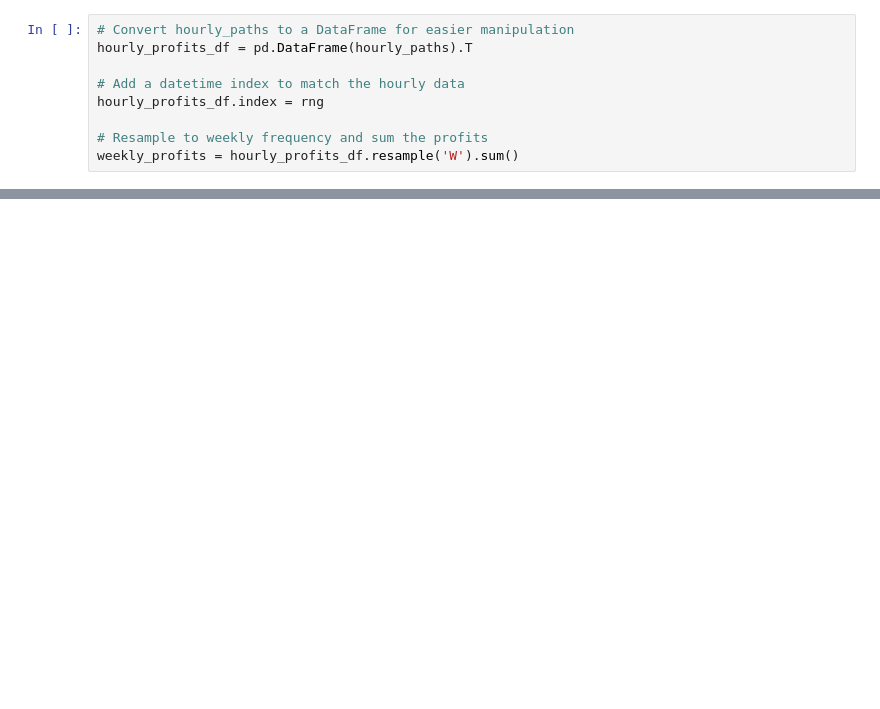
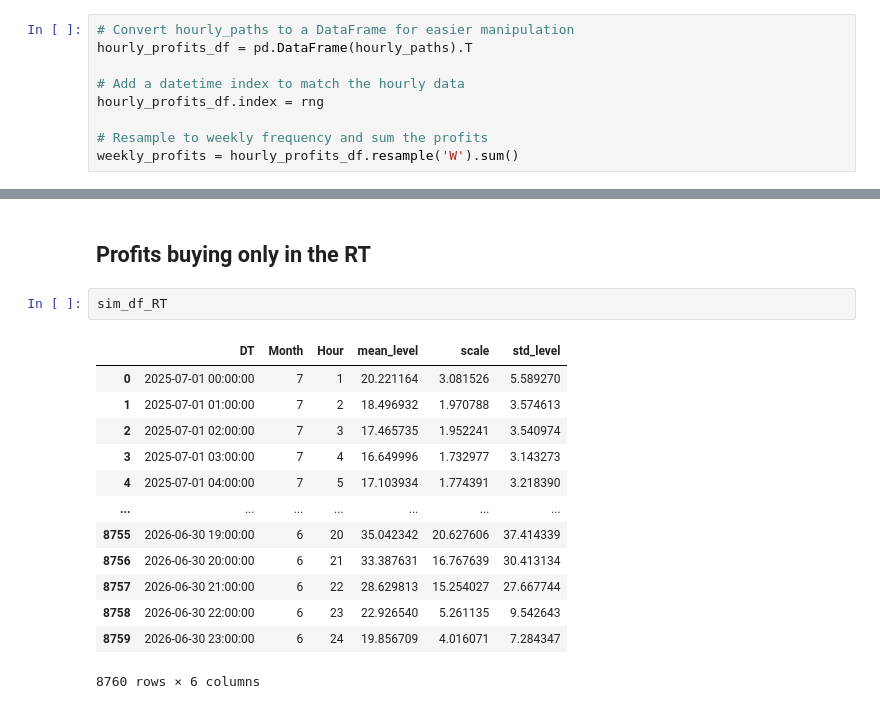
Before and after one commit to sxcben/Financing_Grid_final_project, a Jupyter notebook: code/Benjamin_test.ipynb, the cells around one changed output, grey strips where cells are left out. Drawn from its saved outputs; the diff is of its cells as text; blank space fills up the shorter version.

```diff
--- a/code/Benjamin_test.ipynb
+++ b/code/Benjamin_test.ipynb
@@ -445,0 +424,18 @@ plt.show()
+# %% [markdown]
+## Profits buying only in the RT
+# %%
+sim_df_RT
+# %% [output]
+|  | DT | Month | Hour | mean_level | scale | std_level |
+| 0 | 2025-07-01 00:00:00 | 7 | 1 | 20.221164 | 3.081526 | 5.589270 |
+| 1 | 2025-07-01 01:00:00 | 7 | 2 | 18.496932 | 1.970788 | 3.574613 |
+| 2 | 2025-07-01 02:00:00 | 7 | 3 | 17.465735 | 1.952241 | 3.540974 |
+| 3 | 2025-07-01 03:00:00 | 7 | 4 | 16.649996 | 1.732977 | 3.143273 |
+| 4 | 2025-07-01 04:00:00 | 7 | 5 | 17.103934 | 1.774391 | 3.218390 |
+| ... | ... | ... | ... | ... | ... | ... |
+| 8755 | 2026-06-30 19:00:00 | 6 | 20 | 35.042342 | 20.627606 | 37.414339 |
+| 8756 | 2026-06-30 20:00:00 | 6 | 21 | 33.387631 | 16.767639 | 30.413134 |
+| 8757 | 2026-06-30 21:00:00 | 6 | 22 | 28.629813 | 15.254027 | 27.667744 |
+| 8758 | 2026-06-30 22:00:00 | 6 | 23 | 22.926540 | 5.261135 | 9.542643 |
+| 8759 | 2026-06-30 23:00:00 | 6 | 24 | 19.856709 | 4.016071 | 7.284347 |
+8760 rows × 6 columns
```
Also changed, not shown: parts of 15 cells of this notebook, 2 other files.
